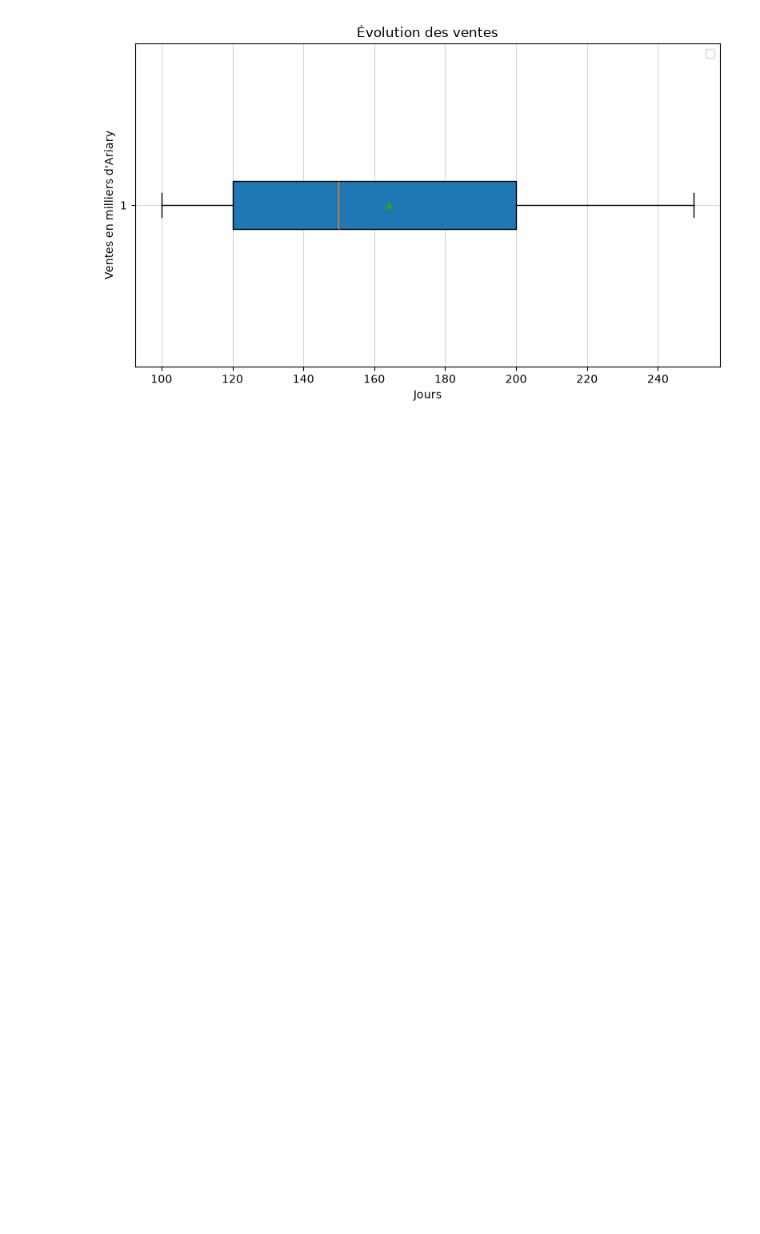
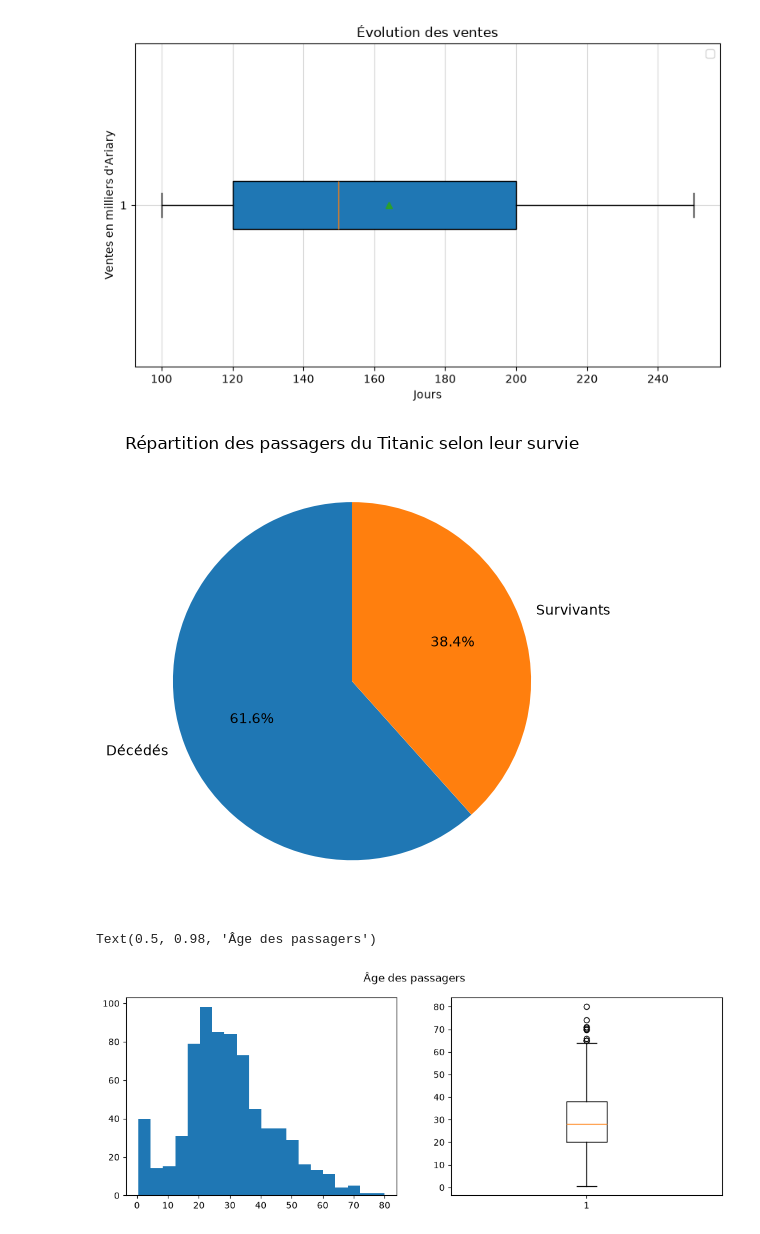
Before and after one commit to jaelle937/Projet-hackathon, a Jupyter notebook: Data vizualisation/matplotlib.ipynb, the cells around one changed output. Drawn from its saved outputs; the diff is of its cells as text; code cells hidden in the pictures; blank space fills up the shorter version.

```diff
--- a/Data vizualisation/matplotlib.ipynb
+++ b/Data vizualisation/matplotlib.ipynb
@@ -1,5 +1,7 @@
 # %%
+import pandas as pd
 import matplotlib.pyplot as plt
+
 
 
 #créer sa propre courbe
@@ -15,30 +17,58 @@ plt.show()
 #Créer un graphique à partir des données en listes
 jours = ["Lundi", "Mardi", "Mercredi", "Jeudi", "Vendredi"]
 categories = ["Téléphones", "PC", "Tablettes", "Electroménager", "Micro"]
 ventes = [100, 150, 120, 200, 250]
 ages = [18, 20, 21, 22, 22, 25, 28, 30, 32, 35]
 
 
 fig, ax = plt.subplots(figsize=(8, 5))
 
 #Enlever le diez pour découvrir les autres graphiques
 
 #ax.bar(categories, ventes, color="purple")
 #ax.hist(ages, bins=5, color="skyblue", edgecolor="black")
 #ax.scatter(jours, ventes, c="green", s=80)
 #ax.pie(ventes, labels=categories, autopct="%1.1f%%", startangle=90)
 ax.boxplot(ventes, vert= False, patch_artist=True, showmeans=True)
 
 
 ax.set_title("Évolution des ventes")
 ax.set_xlabel("Jours")
 ax.set_ylabel("Ventes en milliers d'Ariary")
 
 ax.legend()
 ax.grid(alpha=0.5)
 
 plt.tight_layout()
 plt.show()
+
+#Titanic : passager survivant et décédé
+df1= pd.read_csv("titanic.csv")
+resultat = df1["Survived"].value_counts().sort_index()
+
+fig, ax = plt.subplots(figsize=(8, 5))
+
+ax.pie(
+    resultat.values,
+    labels=["Décédés", "Survivants"],
+    autopct="%1.1f%%",
+    startangle=90
+)
+
+ax.set_title("Répartition des passagers du Titanic selon leur survie")
+
+plt.tight_layout()
+plt.show()
+
+#plusieurs graphiques d'un coup
+df= pd.read_csv("titanic.csv")
+fig, axes = plt.subplots(nrows=1, ncols=2, figsize=(12, 4))
+axes[0].hist(df["Age"], bins=20)
+axes[1].boxplot(df["Age"].dropna())
+fig.suptitle("Âge des passagers")
 # %% [output]
 [figure]
 [figure]
+[figure, added]
+Text(0.5, 0.98, 'Âge des passagers')
+[figure, added]
```
Also changed, not shown: 1 other file.
